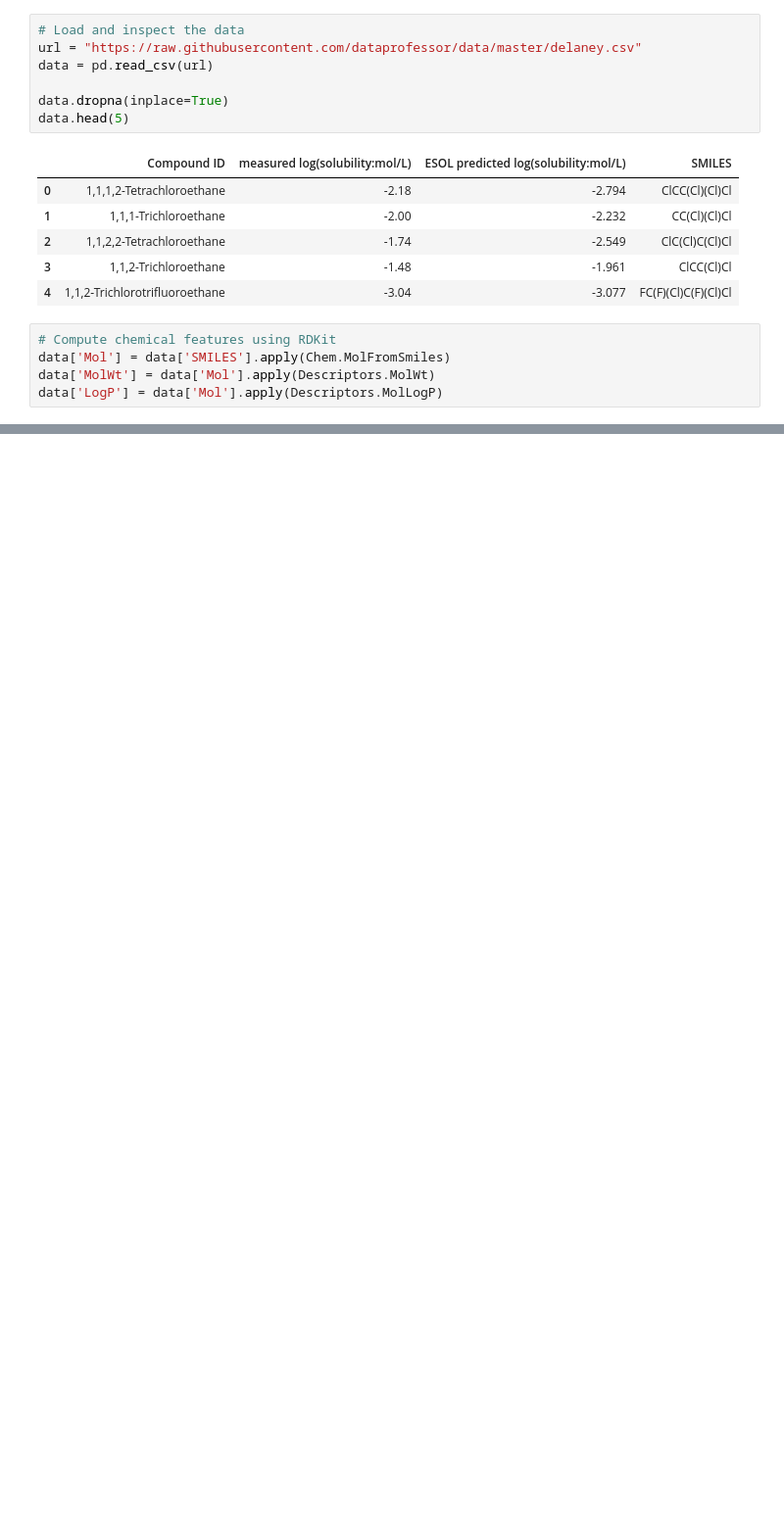
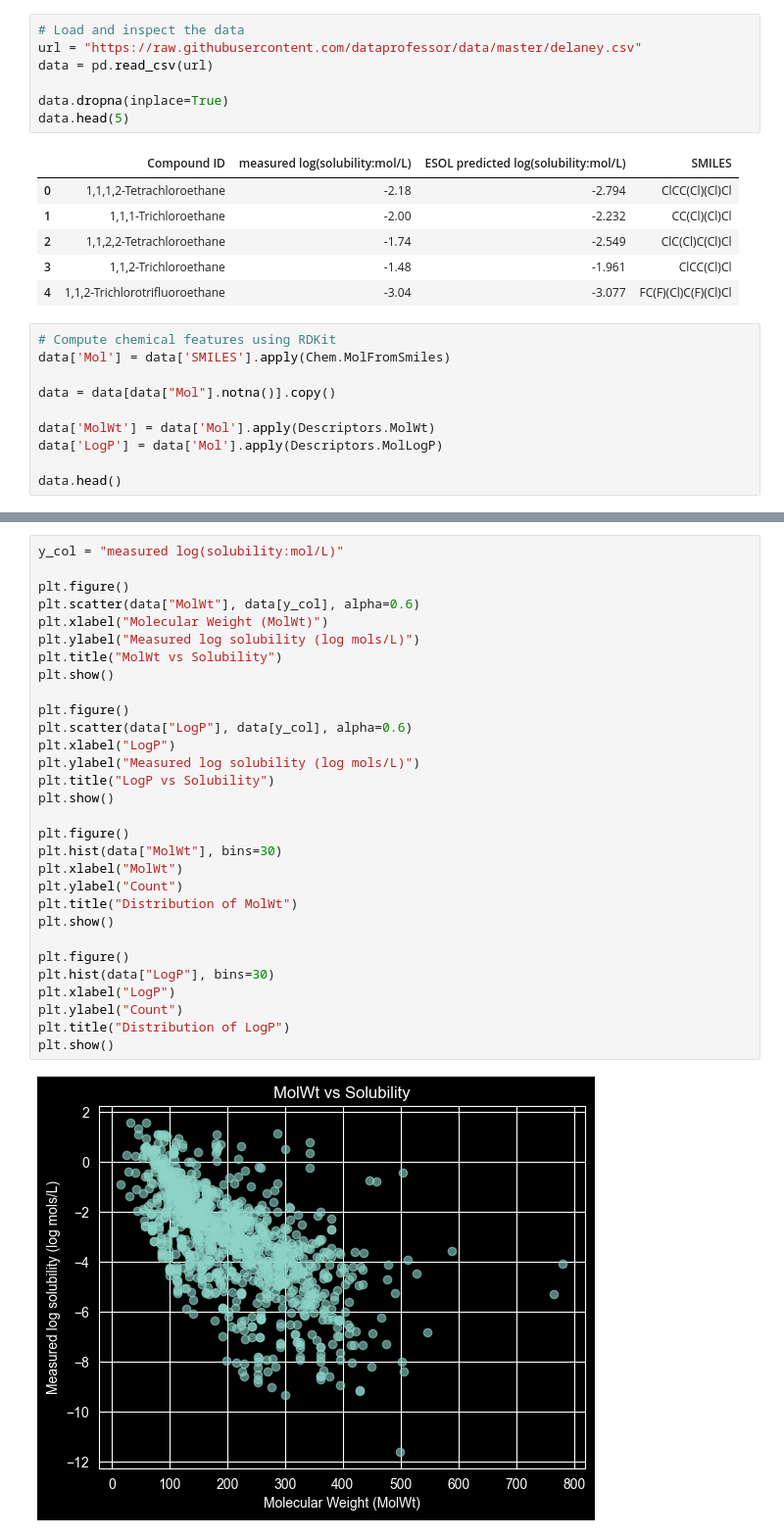
Before and after one commit to apbadzioch/ITAI4375_Healthcare, a Jupyter notebook: AI_Drug_Discover/AI_Driven_Drug_Discovery.ipynb, the cells around one changed output, grey strips where cells are left out. Shown at 98% size. Cells and saved outputs as stored; diff of their text form; blank space fills up the shorter version.

```diff
--- a/AI_Drug_Discover/AI_Driven_Drug_Discovery.ipynb
+++ b/AI_Drug_Discover/AI_Driven_Drug_Discovery.ipynb
@@ -28,5 +35,10 @@ data.head(5)
 # %%
 # Compute chemical features using RDKit
 data['Mol'] = data['SMILES'].apply(Chem.MolFromSmiles)
+
+data = data[data["Mol"].notna()].copy()
+
 data['MolWt'] = data['Mol'].apply(Descriptors.MolWt)
 data['LogP'] = data['Mol'].apply(Descriptors.MolLogP)
+
+data.head()
@@ -32,0 +52,32 @@ data['LogP'] = data['Mol'].apply(Descriptors.MolLogP)
+# %%
+y_col = "measured log(solubility:mol/L)"
+
+plt.figure()
+plt.scatter(data["MolWt"], data[y_col], alpha=0.6)
+plt.xlabel("Molecular Weight (MolWt)")
+plt.ylabel("Measured log solubility (log mols/L)")
+plt.title("MolWt vs Solubility")
+plt.show()
+
+plt.figure()
+plt.scatter(data["LogP"], data[y_col], alpha=0.6)
+plt.xlabel("LogP")
+plt.ylabel("Measured log solubility (log mols/L)")
+plt.title("LogP vs Solubility")
+plt.show()
+
+plt.figure()
+plt.hist(data["MolWt"], bins=30)
+plt.xlabel("MolWt")
+plt.ylabel("Count")
+plt.title("Distribution of MolWt")
+plt.show()
+
+plt.figure()
+plt.hist(data["LogP"], bins=30)
+plt.xlabel("LogP")
+plt.ylabel("Count")
+plt.title("Distribution of LogP")
+plt.show()
+# %% [output]
+[figure, added]
```
Also changed, not shown: parts of 4 cells of this notebook, 2 other files.
